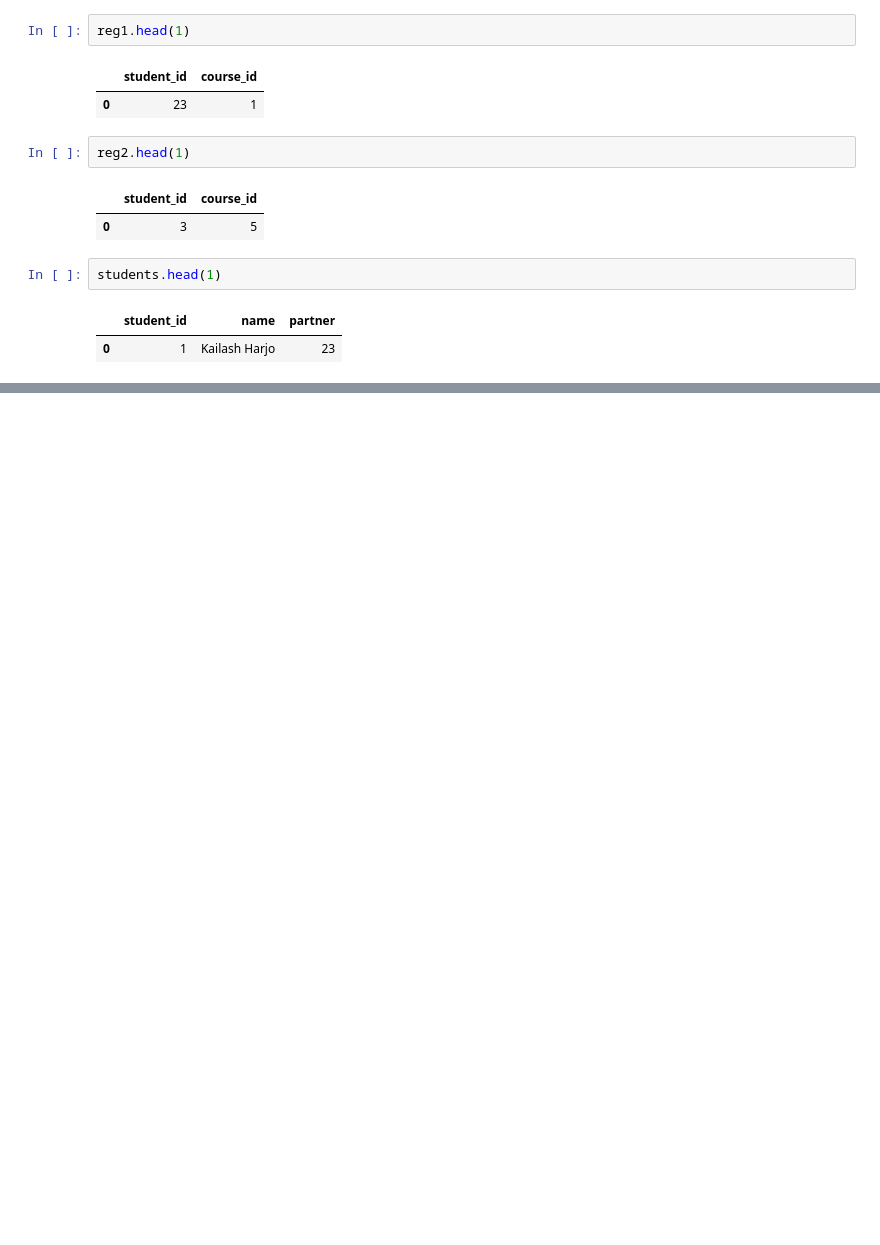
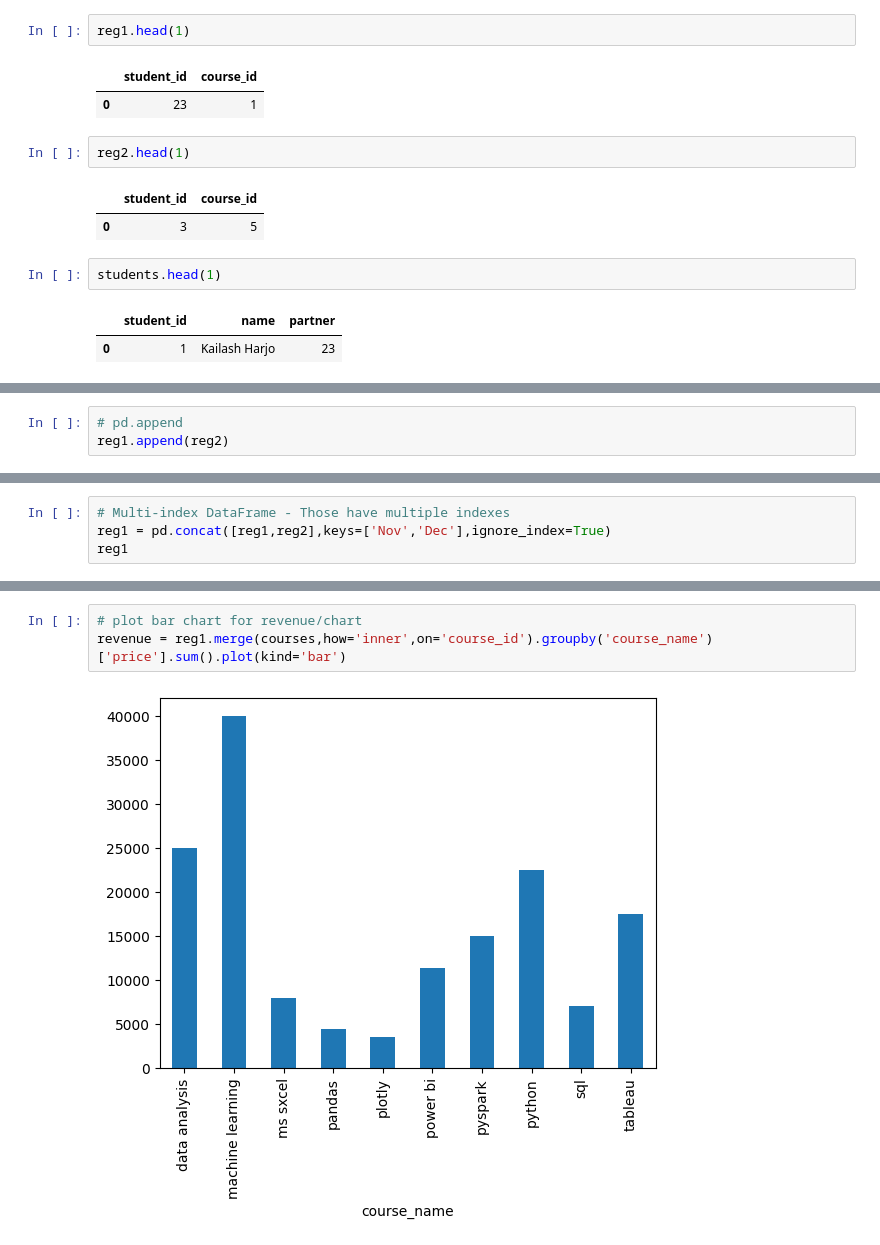
Before and after one commit to Techno-Hub19/py-pandas-tutorials, a Jupyter notebook: Pandas_MJC/Tutorial-1.ipynb, the cells around one changed output, grey strips where cells are left out. Cells and saved outputs as stored; diff of their text form; blank space fills up the shorter version.

```diff
--- a/Pandas_MJC/Tutorial-1.ipynb
+++ b/Pandas_MJC/Tutorial-1.ipynb
@@ -45,0 +88,3 @@ students.head(1)
+# %%
+# pd.append
+reg1.append(reg2)
@@ -45,0 +93,4 @@ students.head(1)
+# %%
+# Multi-index DataFrame - Those have multiple indexes
+reg1 = pd.concat([reg1,reg2],keys=['Nov','Dec'],ignore_index=True)
+reg1
@@ -45,0 +302,5 @@ students.head(1)
+# %%
+# plot bar chart for revenue/chart
+revenue = reg1.merge(courses,how='inner',on='course_id').groupby('course_name')['price'].sum().plot(kind='bar')
+# %% [output]
+[figure, added]
```
Also changed, not shown: parts of 35 cells of this notebook.
